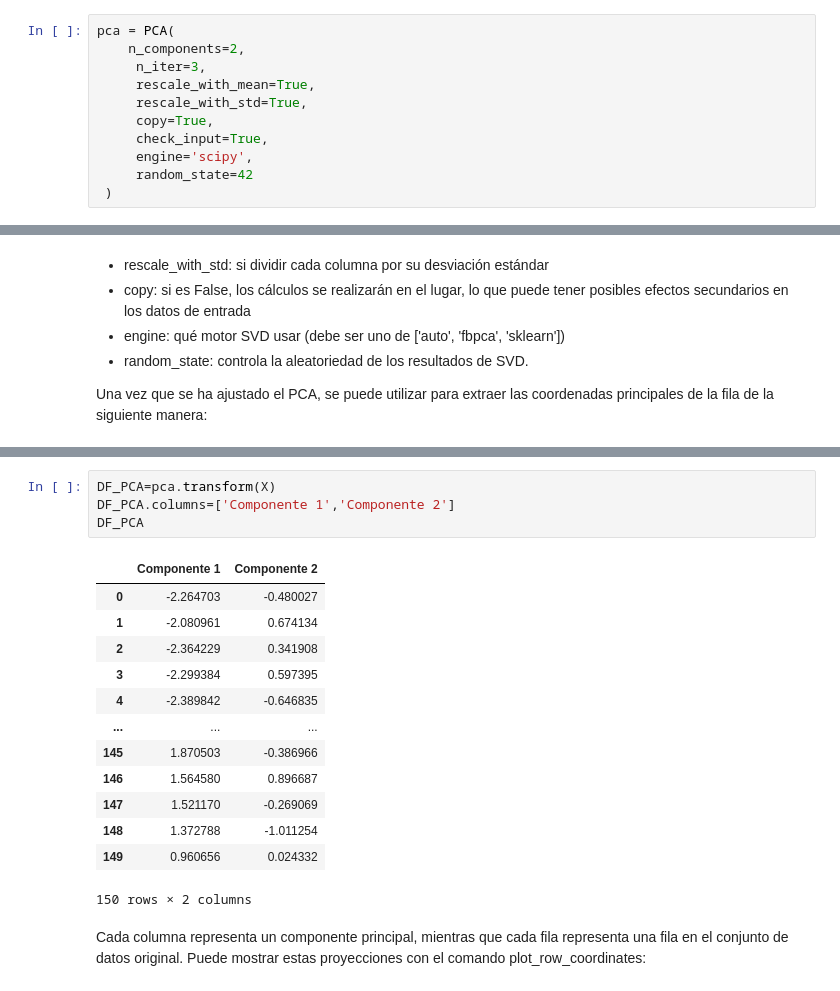
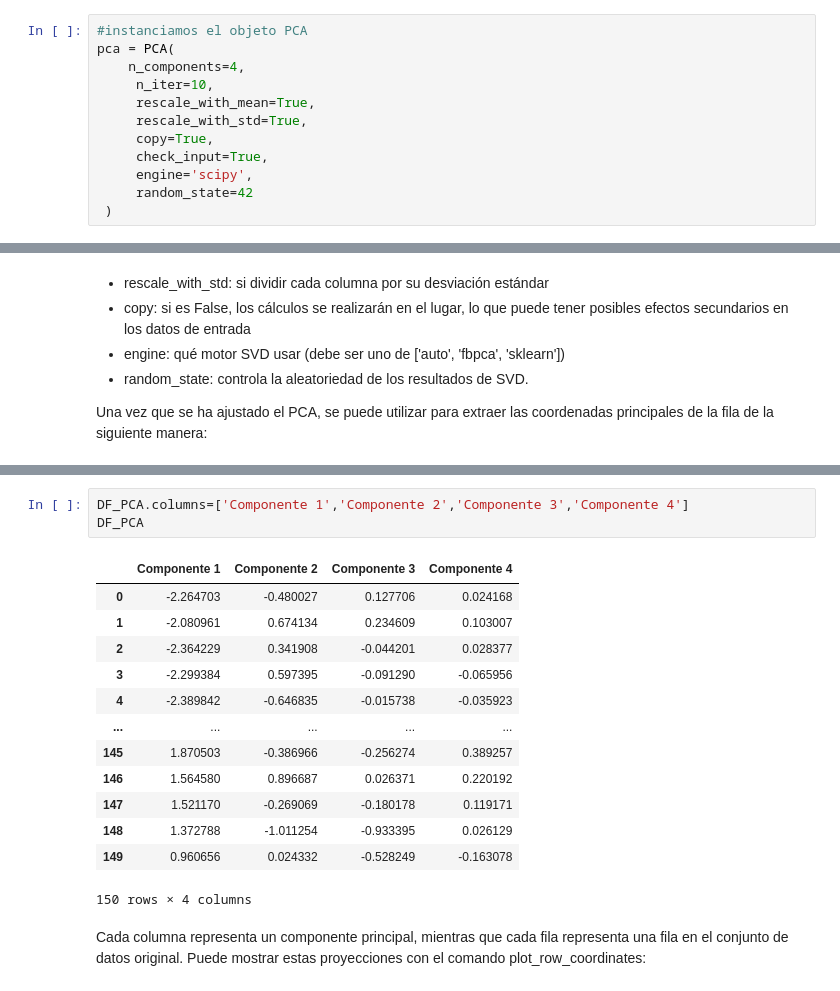
Before and after one commit to ccjaviers777/ean_material_ml, a Jupyter notebook: Cuadernos/3. Prince.ipynb, the cells around one changed output, grey strips where cells are left out. Saved outputs shown, nothing was run; the diff lists cells and outputs as text.

```diff
--- a/Cuadernos/3. Prince.ipynb
+++ b/Cuadernos/3. Prince.ipynb
@@ -72,7 +99,8 @@ sns.scatterplot(x='Sepal length', y='Petal length', hue='Species', data=DF)
 # %%
+#instanciamos el objeto PCA
 pca = PCA(
-    n_components=2,
-     n_iter=3,
+    n_components=4,
+     n_iter=10,
      rescale_with_mean=True,
      rescale_with_std=True,
      copy=True,
@@ -133,21 +184,20 @@ Una vez que se ha ajustado el PCA, se puede utilizar para extraer las coordenada
 # %%
-DF_PCA=pca.transform(X)
-DF_PCA.columns=['Componente 1','Componente 2']
+DF_PCA.columns=['Componente 1','Componente 2','Componente 3','Componente 4']
 DF_PCA
 # %% [output]
-|  | Componente 1 | Componente 2 |
-| 0 | -2.264703 | -0.480027 |
-| 1 | -2.080961 | 0.674134 |
-| 2 | -2.364229 | 0.341908 |
-| 3 | -2.299384 | 0.597395 |
-| 4 | -2.389842 | -0.646835 |
-| ... | ... | ... |
-| 145 | 1.870503 | -0.386966 |
-| 146 | 1.564580 | 0.896687 |
-| 147 | 1.521170 | -0.269069 |
-| 148 | 1.372788 | -1.011254 |
-| 149 | 0.960656 | 0.024332 |
+|  | Componente 1 | Componente 2 | Componente 3 | Componente 4 |
+| 0 | -2.264703 | -0.480027 | 0.127706 | 0.024168 |
+| 1 | -2.080961 | 0.674134 | 0.234609 | 0.103007 |
+| 2 | -2.364229 | 0.341908 | -0.044201 | 0.028377 |
+| 3 | -2.299384 | 0.597395 | -0.091290 | -0.065956 |
+| 4 | -2.389842 | -0.646835 | -0.015738 | -0.035923 |
+| ... | ... | ... | ... | ... |
+| 145 | 1.870503 | -0.386966 | -0.256274 | 0.389257 |
+| 146 | 1.564580 | 0.896687 | 0.026371 | 0.220192 |
+| 147 | 1.521170 | -0.269069 | -0.180178 | 0.119171 |
+| 148 | 1.372788 | -1.011254 | -0.933395 | 0.026129 |
+| 149 | 0.960656 | 0.024332 | -0.528249 | -0.163078 |
-150 rows × 2 columns
+150 rows × 4 columns
 # %% [markdown]
 Cada columna representa un componente principal, mientras que cada fila representa una fila en el conjunto de datos original. Puede mostrar estas proyecciones con el comando plot_row_coordinates:
 # %%
```
Also changed, not shown: parts of 28 cells of this notebook, 2 other files.
